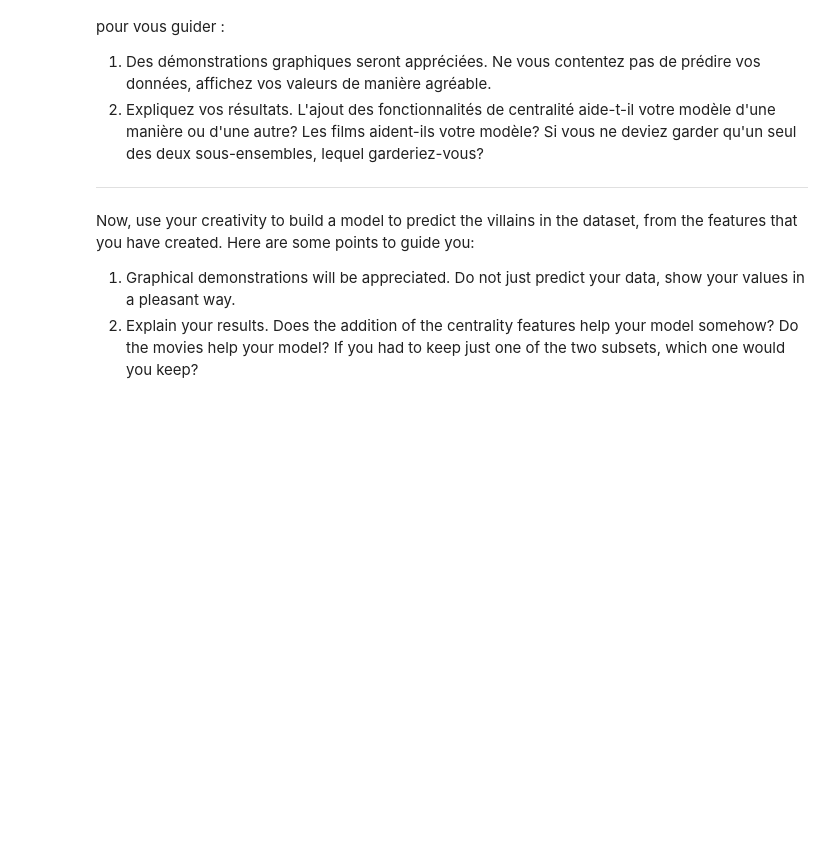
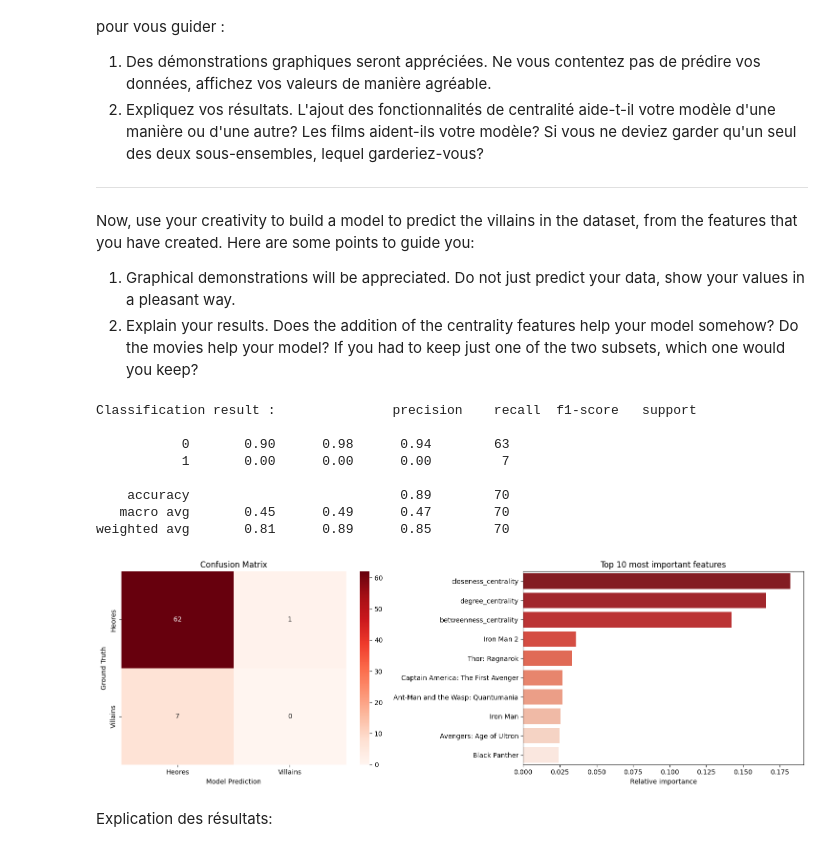
Before and after one commit to Yacine1444/TP3_INF8111, a Jupyter notebook: TP3.ipynb, the cells around one changed output. Saved outputs shown, nothing was run; the diff lists cells and outputs as text; code cells hidden in the pictures; blank space fills up the shorter version.

```diff
--- a/TP3.ipynb
+++ b/TP3.ipynb
@@ -959,0 +996,45 @@ Now, use your creativity to build a model to predict the villains in the dataset
+# %%
+# TO DO
+import seaborn as sns
+from sklearn.model_selection import train_test_split
+from sklearn.ensemble import RandomForestClassifier
+from sklearn.metrics import classification_report, confusion_matrix
+# Voir en dessus des outputs pour l'explication
+
+x_train, x_test, y_train, y_test = train_test_split(features, vilains_movie, test_size=0.2, random_state=42, stratify=vilains_movie)
+model = RandomForestClassifier(n_estimators=100, random_state=42)
+model.fit(x_train, y_train)
+y_pred = model.predict(x_test)
+print(f"Classification result : {classification_report(y_test, y_pred)}")
+
+fig, (ax1, ax2) = plt.subplots(1, 2, figsize= (15,5))
+conf_matrix = confusion_matrix(y_test, y_pred)
+sns.heatmap(conf_matrix, annot= True, fmt='d', cmap='Reds', xticklabels=['Heores', 'Villains'], yticklabels= ['Heores', 'Villains'], ax=ax1)
+ax1.set_title('Confusion Matrix')
+ax1.set_xlabel('Model Prediction')
+ax1.set_ylabel('Ground Truth')
+
+imp_features = model.feature_importances_
+index = np.argsort(imp_features)[::-1][:10]
+top_features = []
+for i in index:
+    top_features.append(features.columns[i])
+top_imp_features = imp_features[index]
+sns.barplot(x=top_imp_features, y=top_features, hue=top_features, palette='Reds_r', legend=False, ax=ax2)
+ax2.set_title('Top 10 most important features')
+ax2.set_xlabel('Relative importance')
+
+plt.tight_layout()
+plt.show()
+# %% [output]
+Classification result :               precision    recall  f1-score   support
+
+           0       0.90      0.98      0.94        63
+           1       0.00      0.00      0.00         7
+
+    accuracy                           0.89        70
+   macro avg       0.45      0.49      0.47        70
+weighted avg       0.81      0.89      0.85        70
+[figure, added]
+# %% [markdown]
+Explication des résultats:
```
Also changed, not shown: parts of 4 cells of this notebook.
